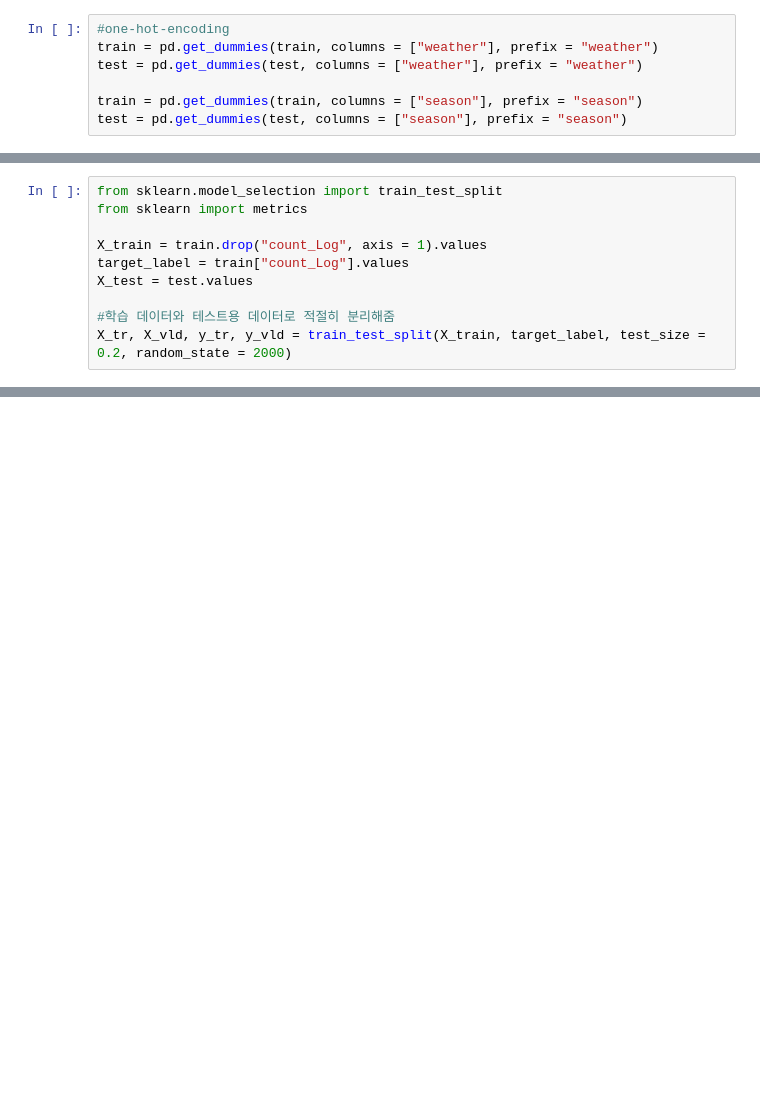
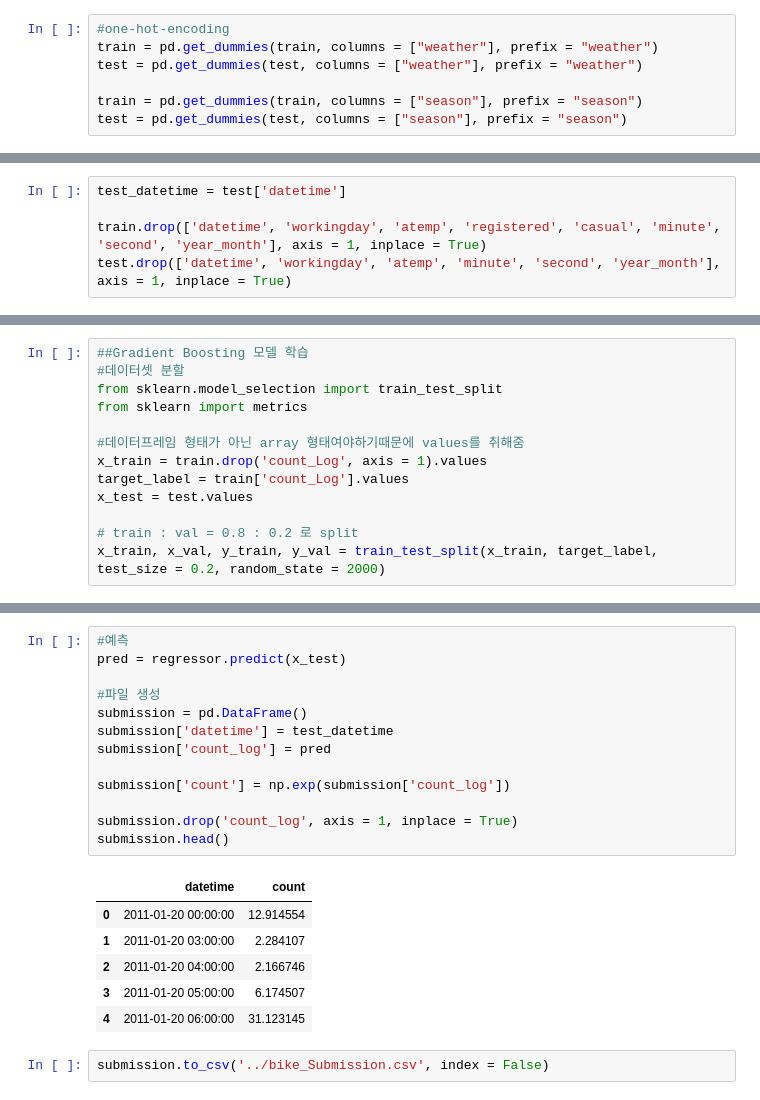
Before and after one commit to krkr5628/Kaggle, a Jupyter notebook: bike-rental.ipynb, the cells around one changed output, grey strips where cells are left out. Saved outputs shown, nothing was run; the diff lists cells and outputs as text; blank space fills up the shorter version.

Commit message:
Kaggle Notebook | Bike_Rental | Version 8

```diff
--- a/bike-rental.ipynb
+++ b/bike-rental.ipynb
@@ -541,0 +541,5 @@ test.head()
+# %%
+test_datetime = test['datetime']
+
+train.drop(['datetime', 'workingday', 'atemp', 'registered', 'casual', 'minute', 'second', 'year_month'], axis = 1, inplace = True)
+test.drop(['datetime', 'workingday', 'atemp', 'minute', 'second', 'year_month'], axis = 1, inplace = True)
@@ -542,11 +560,14 @@ test.head()
 # %%
+##Gradient Boosting 모델 학습
+#데이터셋 분할
 from sklearn.model_selection import train_test_split
 from sklearn import metrics
 
-X_train = train.drop("count_Log", axis = 1).values
-target_label = train["count_Log"].values
-X_test = test.values
+#데이터프레임 형태가 아닌 array 형태여야하기때문에 values를 취해줌
+x_train = train.drop('count_Log', axis = 1).values
+target_label = train['count_Log'].values
+x_test = test.values
 
-#학습 데이터와 테스트용 데이터로 적절히 분리해줌
-X_tr, X_vld, y_tr, y_vld = train_test_split(X_train, target_label, test_size = 0.2, random_state = 2000)
+# train : val = 0.8 : 0.2 로 split
+x_train, x_val, y_train, y_val = train_test_split(x_train, target_label, test_size = 0.2, random_state = 2000)
 # %%
@@ -619,0 +612,22 @@ sub.to_csv('./submission.csv',index=False)
+# %%
+#예측
+pred = regressor.predict(x_test)
+
+#파일 생성
+submission = pd.DataFrame()
+submission['datetime'] = test_datetime
+submission['count_log'] = pred
+
+submission['count'] = np.exp(submission['count_log'])
+
+submission.drop('count_log', axis = 1, inplace = True)
+submission.head()
+# %% [output]
+|  | datetime | count |
+| 0 | 2011-01-20 00:00:00 | 12.914554 |
+| 1 | 2011-01-20 03:00:00 | 2.284107 |
+| 2 | 2011-01-20 04:00:00 | 2.166746 |
+| 3 | 2011-01-20 05:00:00 | 6.174507 |
+| 4 | 2011-01-20 06:00:00 | 31.123145 |
+# %%
+submission.to_csv('../bike_Submission.csv', index = False)
```
Also changed, not shown: parts of 20 cells of this notebook.
